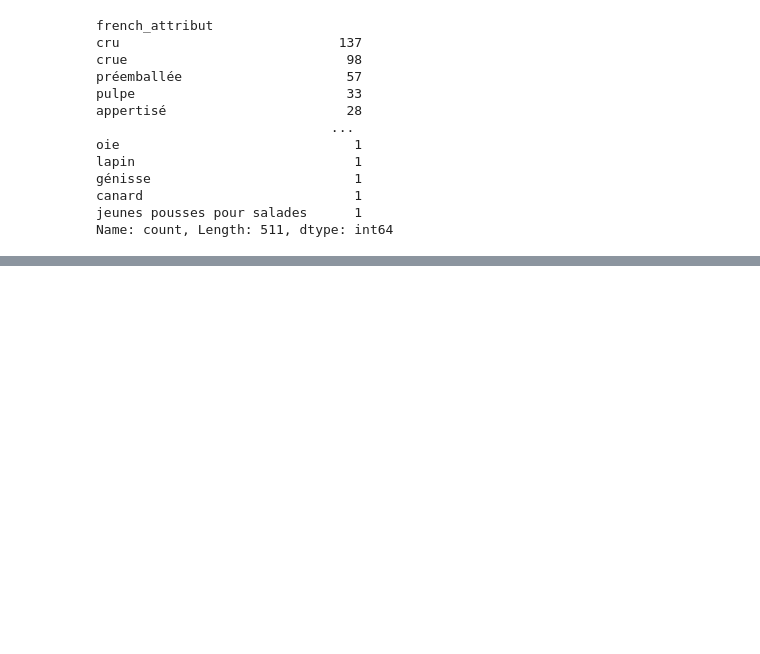
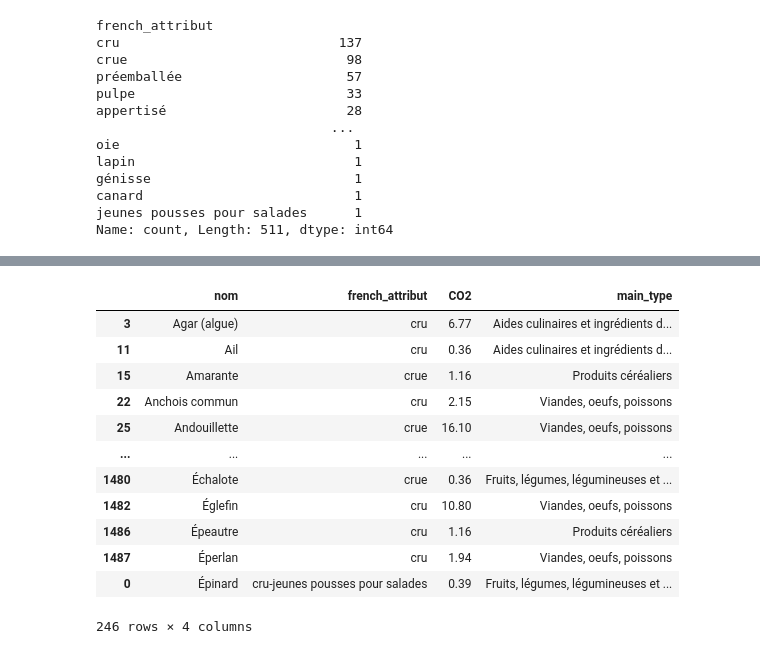
Before and after one commit to hachouaou/carboncalc, a Jupyter notebook: carbonsimulator/notebook.ipynb, the cells around one changed output, grey strips where cells are left out. Saved outputs shown, nothing was run; the diff lists cells and outputs as text; code cells hidden in the pictures; blank space fills up the shorter version.

```diff
--- a/carbonsimulator/notebook.ipynb
+++ b/carbonsimulator/notebook.ipynb
@@ -235,0 +253,17 @@ aliments_final = aliments_final.groupby(['nom', 'CO2'], group_keys=False).apply(
+# %%
+cru_rows = aliments_final[aliments_final['french_attribut'].str.contains(r'\bcru(?:e|es|-[^\s]*)?\b', case=False, na=False)]
+cru_rows
+# %% [output]
+|  | nom | french_attribut | CO2 | main_type |
+| 3 | Agar (algue) | cru | 6.77 | Aides culinaires et ingrédients d... |
+| 11 | Ail | cru | 0.36 | Aides culinaires et ingrédients d... |
+| 15 | Amarante | crue | 1.16 | Produits céréaliers |
+| 22 | Anchois commun | cru | 2.15 | Viandes, oeufs, poissons |
+| 25 | Andouillette | crue | 16.10 | Viandes, oeufs, poissons |
+| ... | ... | ... | ... | ... |
+| 1480 | Échalote | crue | 0.36 | Fruits, légumes, légumineuses et ... |
+| 1482 | Églefin | cru | 10.80 | Viandes, oeufs, poissons |
+| 1486 | Épeautre | cru | 1.16 | Produits céréaliers |
+| 1487 | Éperlan | cru | 1.94 | Viandes, oeufs, poissons |
+| 0 | Épinard | cru-jeunes pousses pour salades | 0.39 | Fruits, légumes, légumineuses et ... |
+246 rows × 4 columns
```
Also changed, not shown: parts of 18 cells of this notebook.
